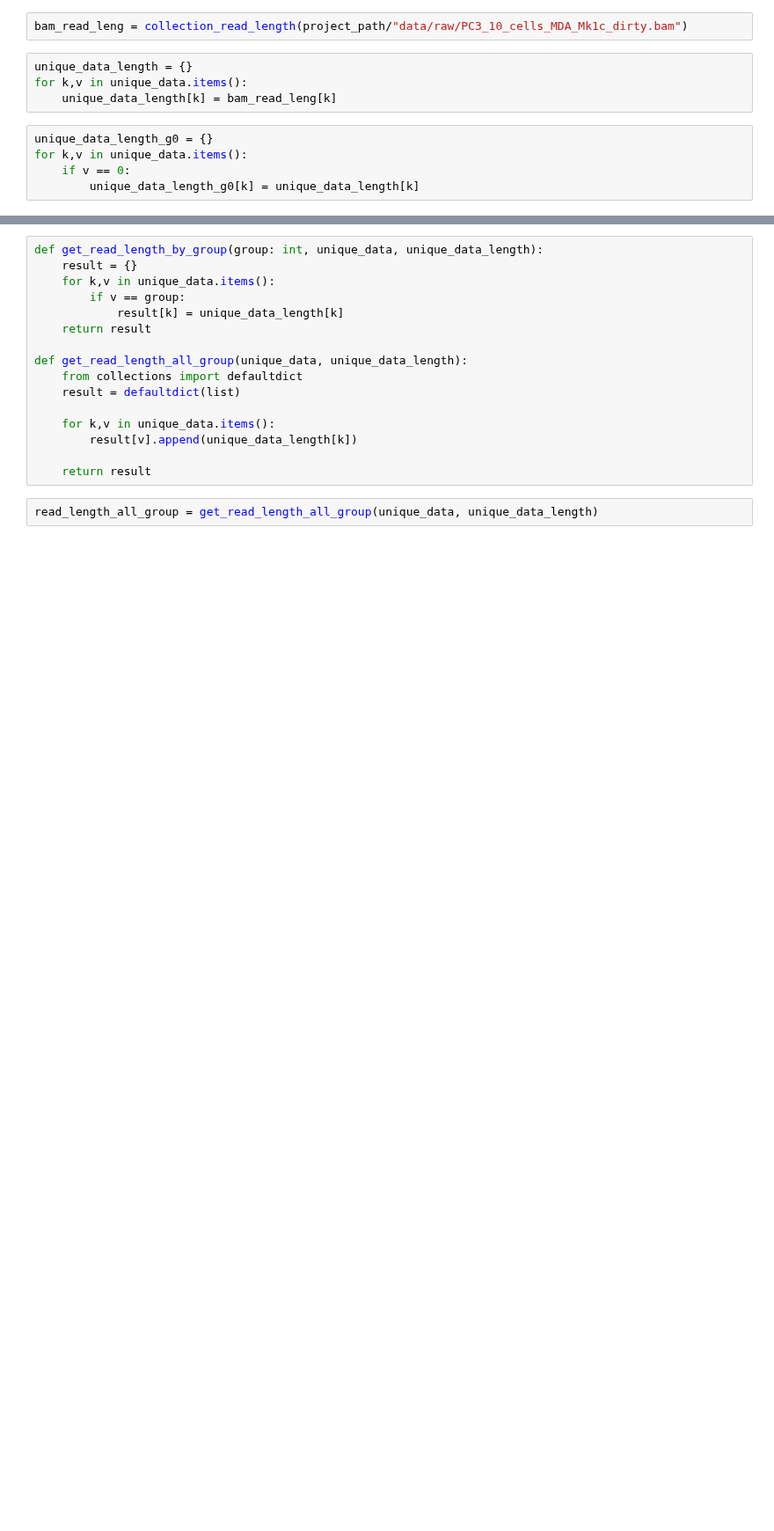
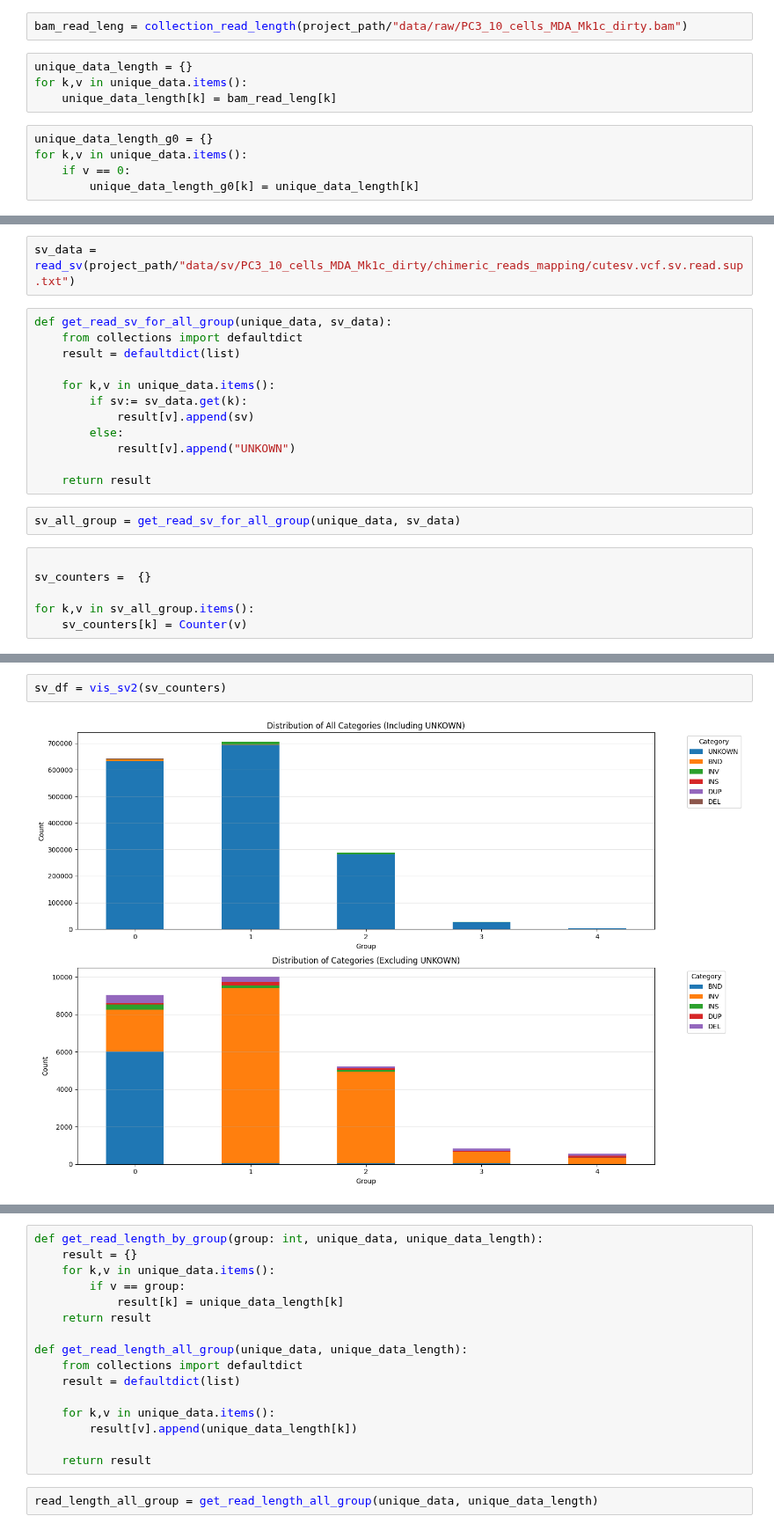
Before and after one commit to ylab-hi/ChimeraLM, a Jupyter notebook: notebooks/data.ipynb, the cells around one changed output, grey strips where cells are left out. Shown at 88% size. Saved outputs shown, nothing was run; the diff lists cells and outputs as text; blank space fills up the shorter version.

```diff
--- a/notebooks/data.ipynb
+++ b/notebooks/data.ipynb
@@ -105,0 +109,22 @@ for k,v in unique_data.items():
+# %%
+sv_data = read_sv(project_path/"data/sv/PC3_10_cells_MDA_Mk1c_dirty/chimeric_reads_mapping/cutesv.vcf.sv.read.sup.txt")
+# %%
+def get_read_sv_for_all_group(unique_data, sv_data):
+    from collections import defaultdict
+    result = defaultdict(list)
+
+    for k,v in unique_data.items():
+        if sv:= sv_data.get(k):
+            result[v].append(sv)
+        else:
+            result[v].append("UNKOWN")
+
+    return result
+# %%
+sv_all_group = get_read_sv_for_all_group(unique_data, sv_data)
+# %%
+
+sv_counters =  {}
+
+for k,v in sv_all_group.items():
+    sv_counters[k] = Counter(v)
@@ -105,0 +195,4 @@ for k,v in unique_data.items():
+# %%
+sv_df = vis_sv2(sv_counters)
+# %% [output]
+[figure, added]
```
Also changed, not shown: parts of 9 cells of this notebook.
